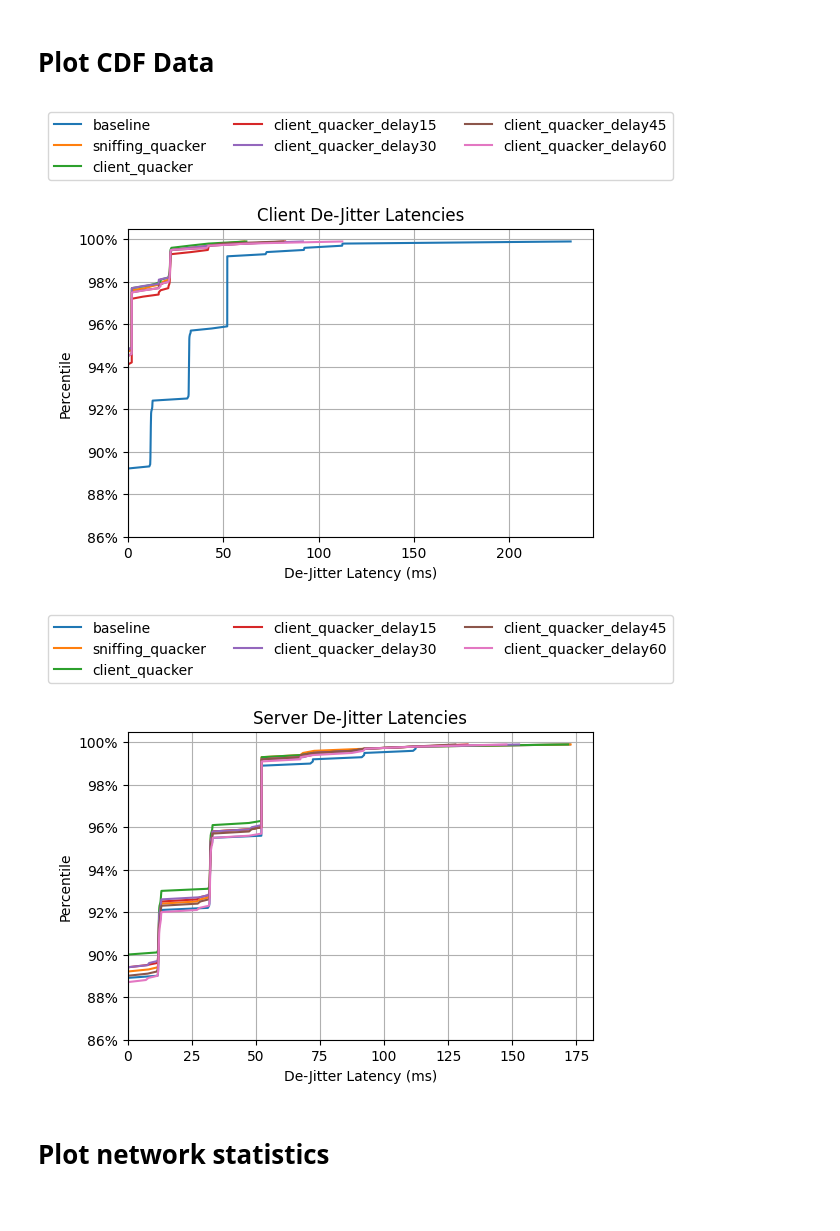
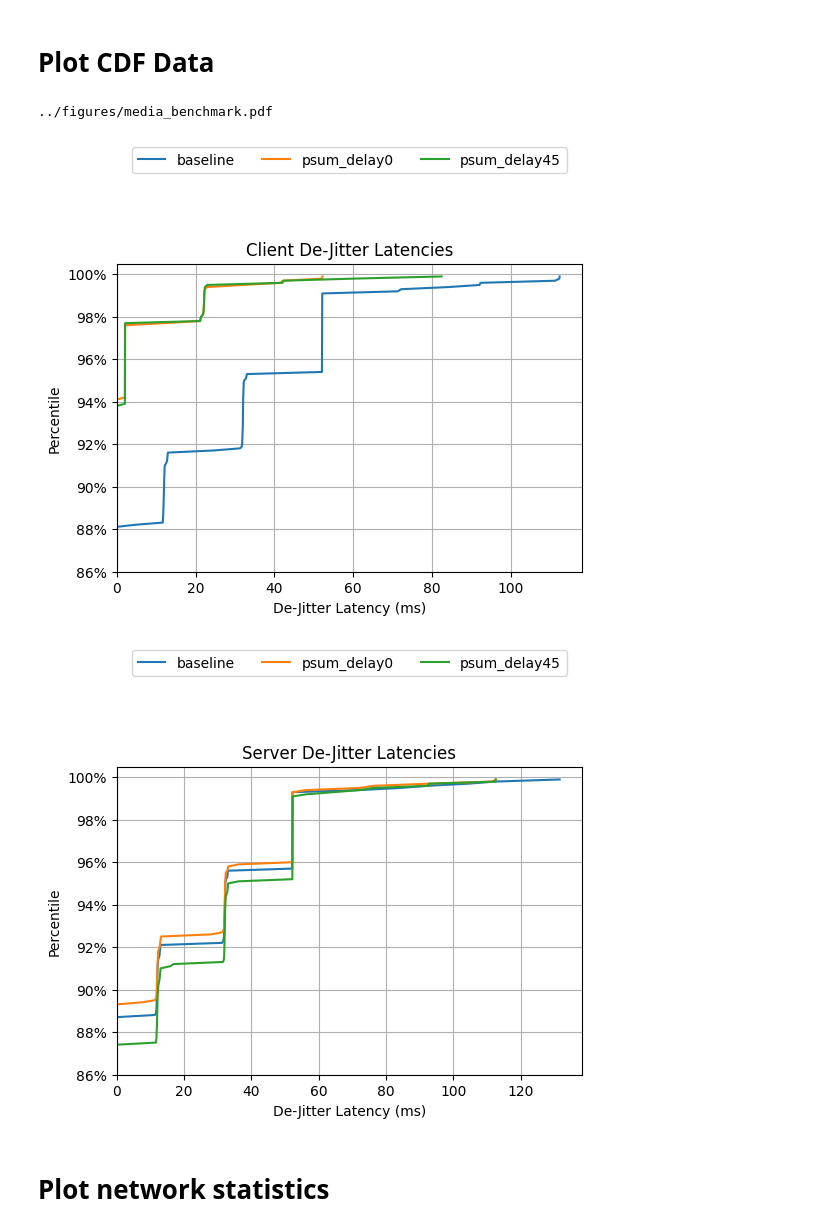
Before and after one commit to StanfordSNR/sidekick-downloads, a Jupyter notebook: notebook/media_benchmark.ipynb, the cells around one changed output. Drawn from its saved outputs; the diff is of its cells as text; code cells hidden in the pictures.

```diff
--- a/notebook/media_benchmark.ipynb
+++ b/notebook/media_benchmark.ipynb
@@ -54,22 +32,5 @@ def parse_raw_results(label, duration, network_options=[], protocol_options=[],
 # %%
-base_network_options = lambda loss1: ['--bw1', '100', '--bw2', '10', '--delay1', '1', '--delay2', '25', '--loss1', str(loss1), '--loss2', '0']
-results = {}
-options = {
-    'baseline': ([], []),
-    'sniffing_quacker': (['--proxy', 'sidekick', '--quacker', '--threshold', '8', '--freq-pkts', '2'], []),
-    'client_quacker': (['--proxy', 'sidekick', '--threshold', '8', '--freq-pkts', '2'], ['--client-quacker']),
-    'client_quacker_delay15': (['--proxy', 'sidekick', '--threshold', '8', '--freq-pkts', '2'], ['--client-quacker', '--ack-delay', '15']),
-    'client_quacker_delay30': (['--proxy', 'sidekick', '--threshold', '8', '--freq-pkts', '2'], ['--client-quacker', '--ack-delay', '30']),
-    'client_quacker_delay45': (['--proxy', 'sidekick', '--threshold', '8', '--freq-pkts', '2'], ['--client-quacker', '--ack-delay', '45']),
-    'client_quacker_delay60': (['--proxy', 'sidekick', '--threshold', '8', '--freq-pkts', '2'], ['--client-quacker', '--ack-delay', '60']),
-}
-labels = list(options.keys())
-
-def set_result(label, duration, execute=True, overwrite=False):
-    network_options, protocol_options = options[label]
-    result = parse_raw_results(
-        f'{label}_{duration}', duration, execute=execute, overwrite=overwrite,
-        network_options=base_network_options('3.6') + network_options,
-        protocol_options=protocol_options,
-    )
-    results[label] = result
+# data packet every 20 ms
+exp = MediaExperiment(DURATION, TREATMENTS, NETWORK_SETTING(4))
+data = exp.to_raw_data(execute=True)
+results = data.data
@@ -76,6 +40,3 @@ def set_result(label, duration, execute=True, overwrite=False):
-# %%
-for label in labels:
-    set_result(label, 300, execute=True)
 # %%
 # check results
 def check_media_output(output):
@@ -109,7 +65,7 @@ def preprocess_latencies(latencies, num_ticks=100):
     # Convert ns to ms
     return [tick / 1000000.0 for tick in ticks]
 # %%
-def plot_delay_cdf(labels, results, title, min_pct=0, num_ticks=1000):
+def plot_delay_cdf(labels, results, title, min_pct=0, num_ticks=1000, pdf: Optional[str]=None):
     plt.figure(figsize=(6, 4))
     for label in labels:
         data = results[label]
@@ -129,18 +85,21 @@ def plot_delay_cdf(labels, results, title, min_pct=0, num_ticks=1000):
     plt.grid()
     plt.title(title)
     plt.legend(loc='upper center', bbox_to_anchor=(0.5, 1.4), ncol=3)
+    if pdf:
+        save_pdf(pdf)
     plt.show()
 # %%
 client_results = {}
 server_results = {}
 for label, result in results.items():
     client_results[label] = result.get('client_latencies')
     server_results[label] = result.get('server_latencies')
-plot_delay_cdf(labels, client_results, min_pct=86, title='Client De-Jitter Latencies')
+plot_delay_cdf(labels, client_results, min_pct=86, title='Client De-Jitter Latencies', pdf='../figures/media_benchmark.pdf')
 plot_delay_cdf(labels, server_results, min_pct=86, title='Server De-Jitter Latencies')
 # %% [output]
+../figures/media_benchmark.pdf
-[figure, old version]
+[figure, new version]
-[figure, old version]
+[figure, new version]
 # %% [markdown]
 # Plot network statistics
 # %%
```
Also changed, not shown: parts of 7 cells of this notebook, 1 other file.
